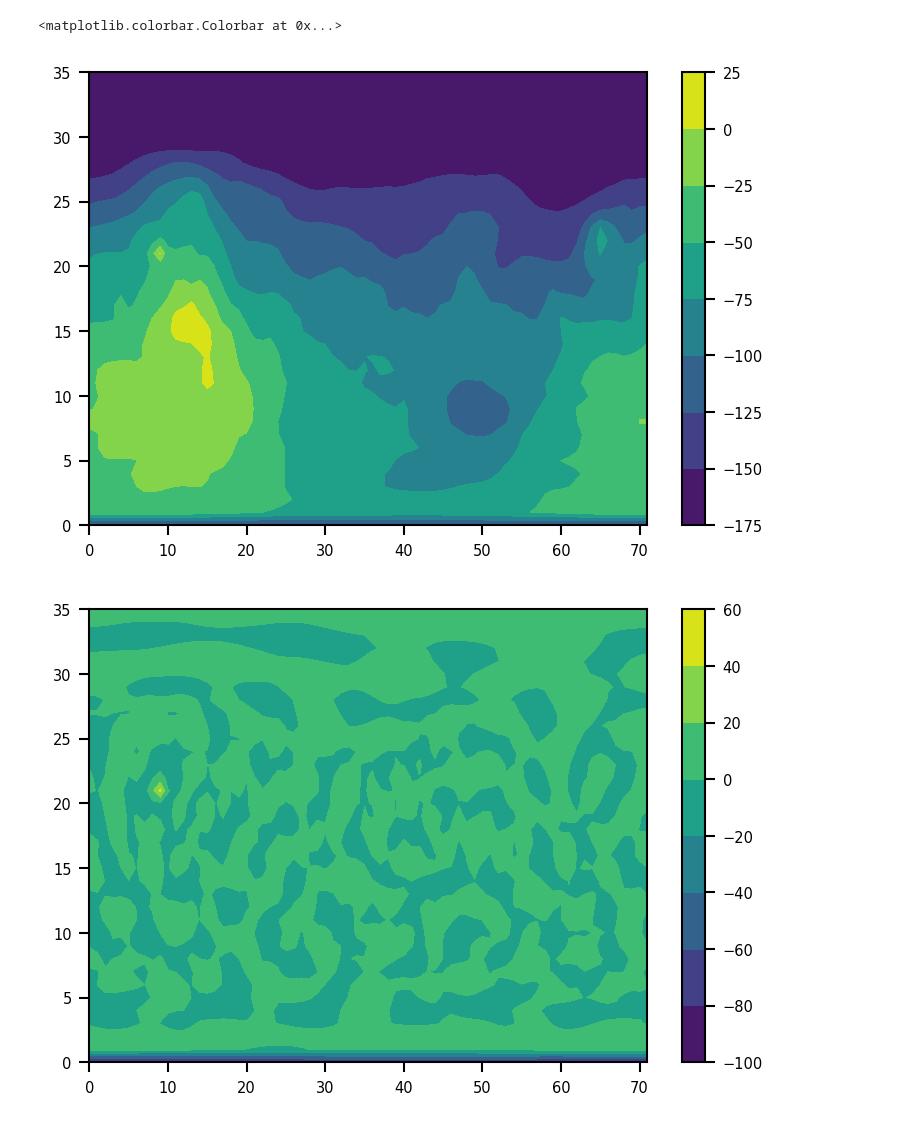
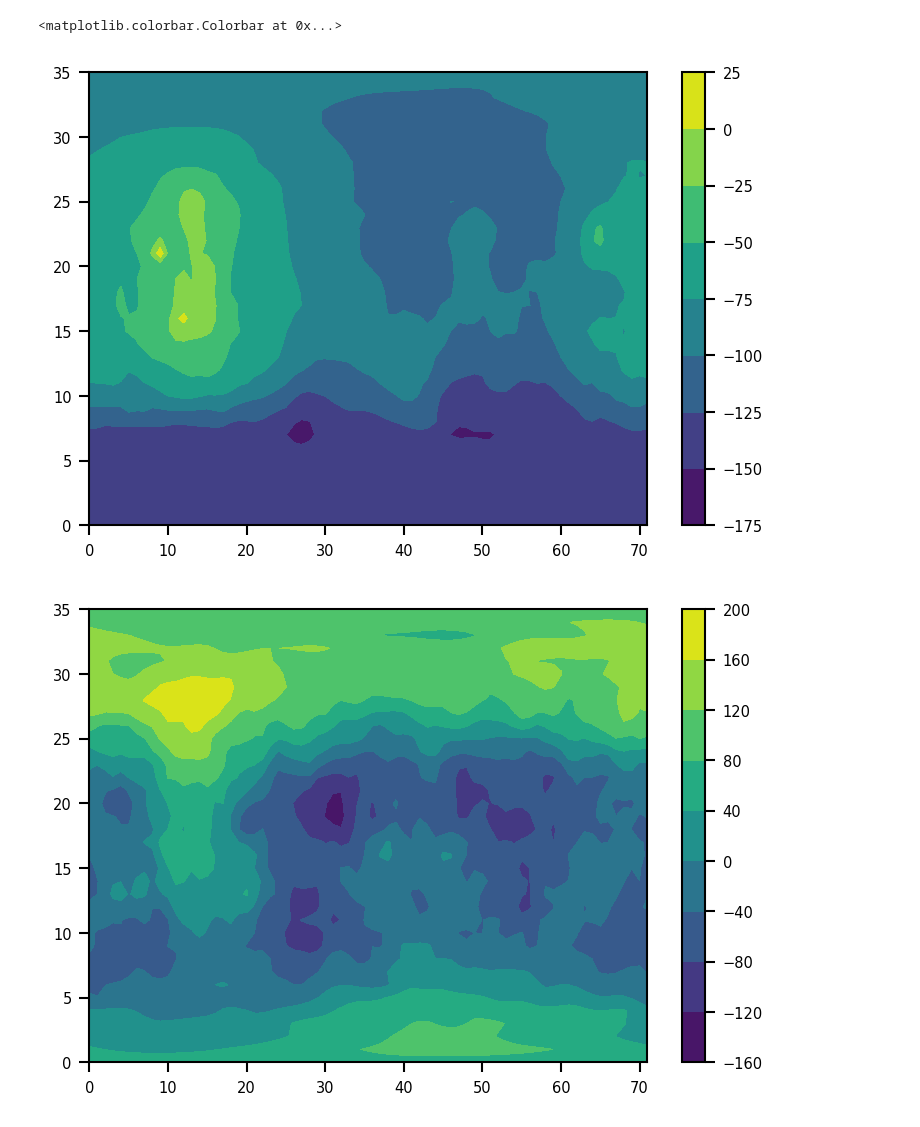
Before and after one commit to sokvisal/marswrf, a Jupyter notebook: tperturbation .ipynb, the cells around one changed output. Cells and saved outputs as stored; diff of their text form; code cells hidden in the pictures.

Commit message:
new pert

```diff
--- a/tperturbation .ipynb
+++ b/tperturbation .ipynb
@@ -120,13 +179,17 @@ Looking at pert
 # %%
-print (filedir)
+# print (filedir)
 
-data = Dataset(filedir.replace('_pert.npy',''), 'a')
+data = Dataset('./../model_run/dustL45/wrfrst_d01_0036-00286_00_00_00', 'a')
+t2 = data.variables['T_2'][:][0,0]
+data.close()
+
+data = Dataset('./../model_run/wrfrst_d01_0036-00286_00_00_00', 'a')
 t22 = data.variables['T_2'][:][0,0]
 print (t2-t22)
 data.close()
 
 figure()
-contourf(t1)
+contourf(t2)
 colorbar()
 
 figure()
@@ -151,5 +213,5 @@ colorbar()
 <matplotlib.colorbar.Colorbar at 0x...>
-[figure, old version]
+[figure, new version]
-[figure, old version]
+[figure, new version]
 # %%
 Spharmt.grdtospec?
```
Also changed, not shown: parts of 4 cells of this notebook.
